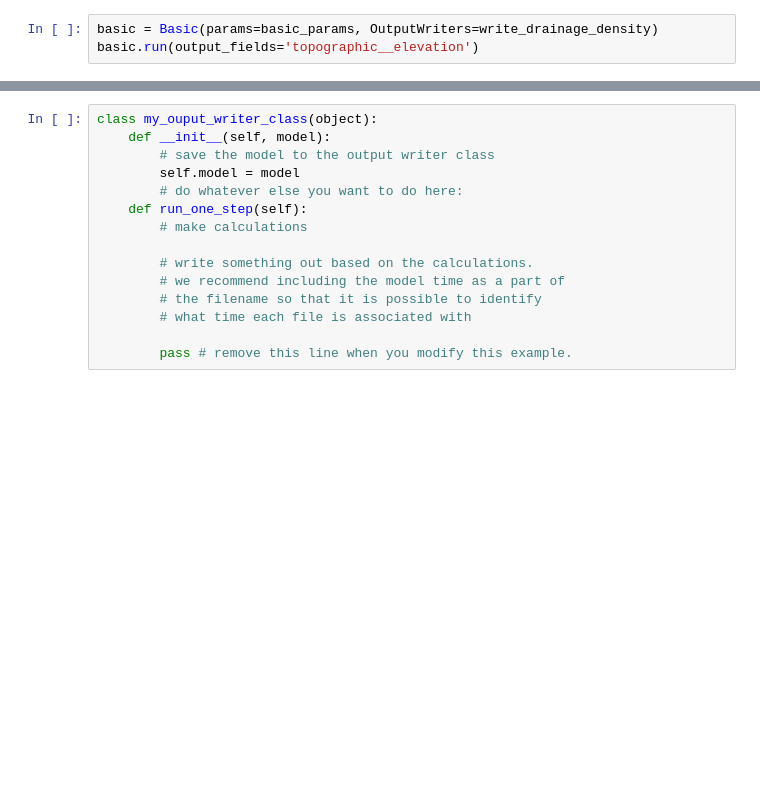
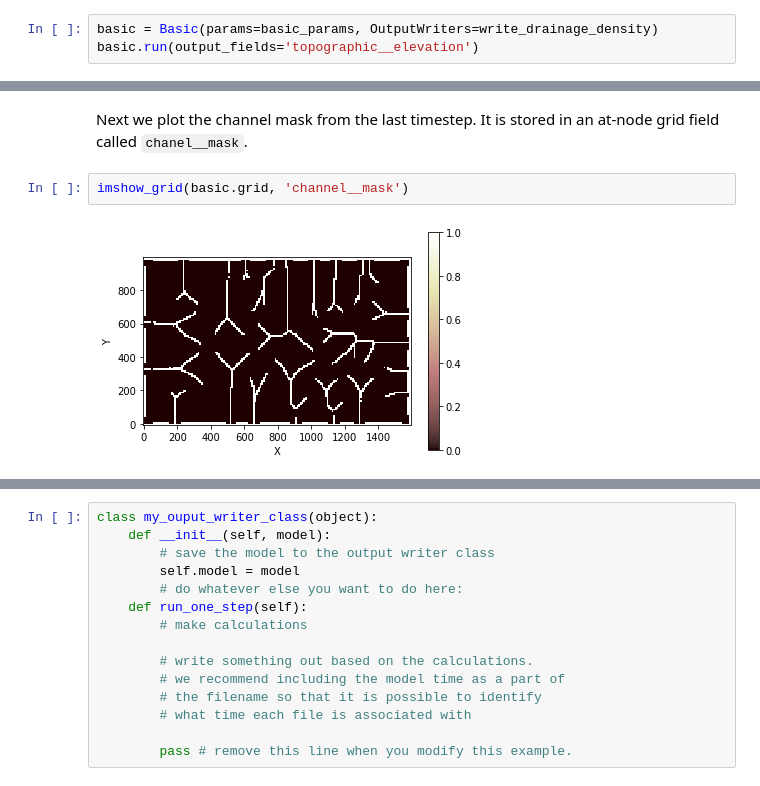
Before and after one commit to TerrainBento/examples_tests_and_tutorials, a Jupyter notebook: example_usage/introduction_to_output_writers.ipynb, the cells around one changed output, grey strips where cells are left out. Drawn from its saved outputs; the diff is of its cells as text; blank space fills up the shorter version.

```diff
--- a/example_usage/introduction_to_output_writers.ipynb
+++ b/example_usage/introduction_to_output_writers.ipynb
@@ -90,0 +123,6 @@ basic.remove_output_netcdfs()
+# %% [markdown]
+Next we plot the channel mask from the last timestep. It is stored in an at-node grid field called `chanel__mask`.
+# %%
+imshow_grid(basic.grid, 'channel__mask')
+# %% [output]
+[figure, added]
```
Also changed, not shown: parts of 27 cells of this notebook, 1 other file.
